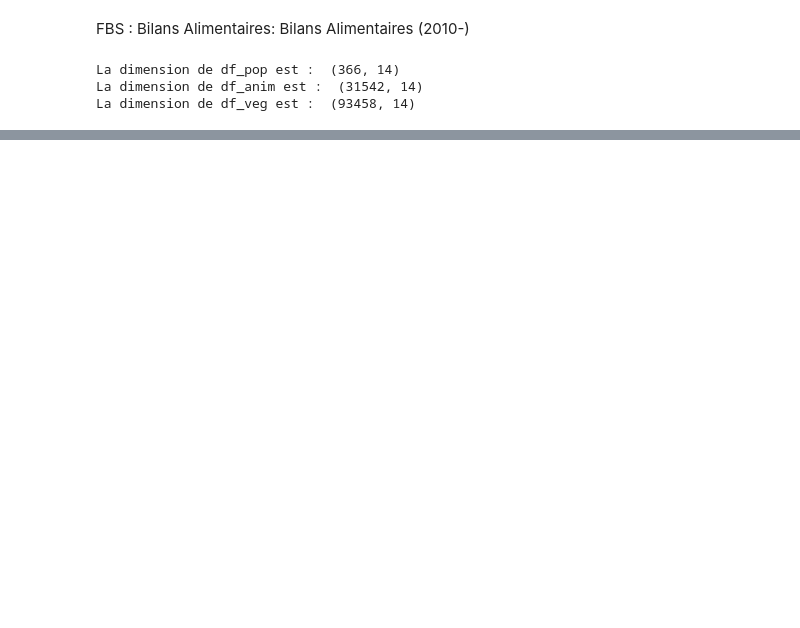
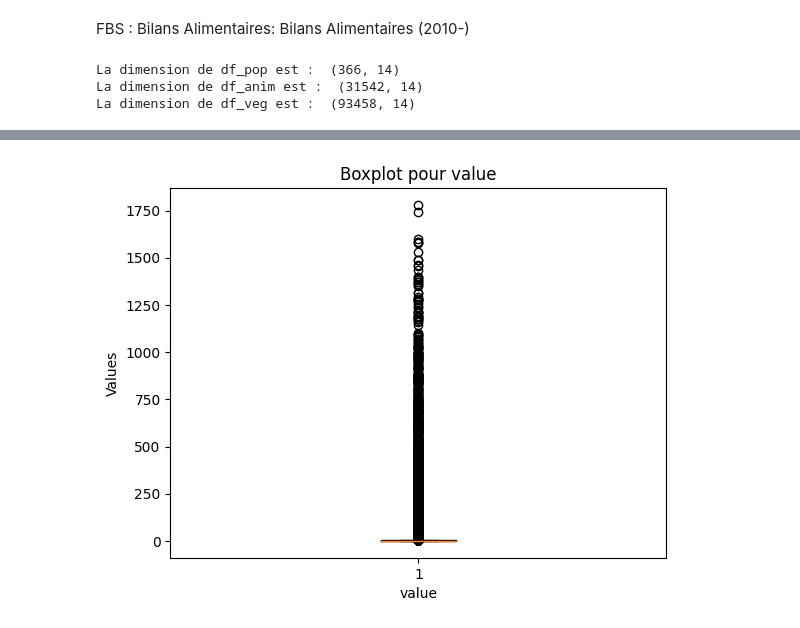
Before and after one commit to RolaMmss/D-couvrez-pandas-avec-le-jeu-de-donn-es-de-la-FAO, a Jupyter notebook: FAOProjetPandas.ipynb, the cells around one changed output, grey strips where cells are left out. Drawn from its saved outputs; the diff is of its cells as text; code cells hidden in the pictures; blank space fills up the shorter version.

```diff
--- a/FAOProjetPandas.ipynb
+++ b/FAOProjetPandas.ipynb
@@ -53,0 +203,16 @@ df_veg = df_veg.assign(type='vegetal')
+# %%
+# Create a figure and axis object
+fig, ax = plt.subplots()
+
+# Draw the boxplot
+plt.boxplot(df['value'])
+
+# Set the title and axis labels
+ax.set_title('Boxplot pour value')
+ax.set_xlabel('value')
+ax.set_ylabel('Values')
+
+# Display the plot
+plt.show()
+# %% [output]
+[figure, added]
```
Also changed, not shown: parts of 24 cells of this notebook.
